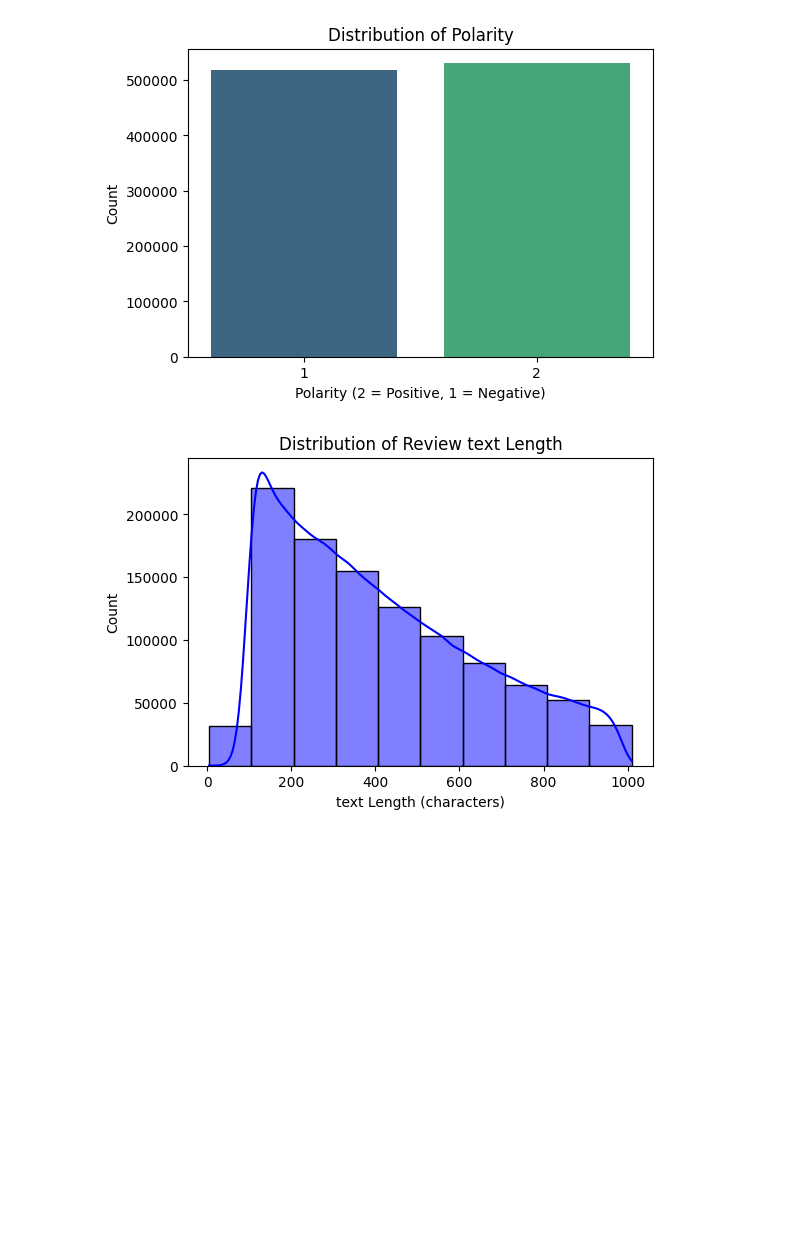
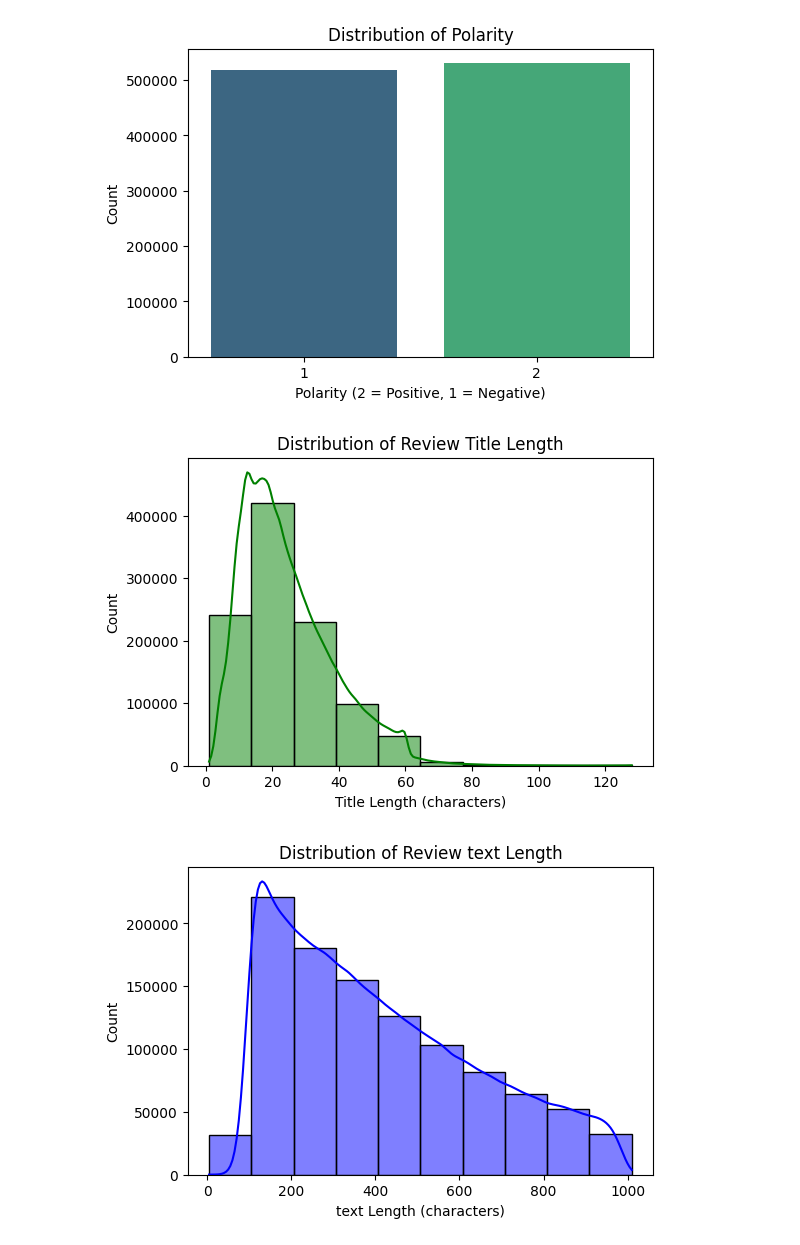
Before and after one commit to ielhoregr/DEPI-GP_Project, a Jupyter notebook: Week 2/EDA.ipynb, the cells around one changed output. Drawn from its saved outputs; the diff is of its cells as text; code cells hidden in the pictures; blank space fills up the shorter version.

```diff
--- a/Week 2/EDA.ipynb
+++ b/Week 2/EDA.ipynb
@@ -82,4 +82,15 @@ Passing `palette` without assigning `hue` is deprecated and will be removed in v
 
   sns.countplot(x='Polarity', data=df, palette='viridis')
 [figure]
+# %%
+# 2. Title Length Analysis
+df['title_length'] = df['title'].apply(len)
+plt.figure(figsize=(6, 4))
+sns.histplot(df['title_length'], bins=10, kde=True, color='green')
+plt.title("Distribution of Review Title Length")
+plt.xlabel("Title Length (characters)")
+plt.ylabel("Count")
+plt.show()
+# %% [output]
+[figure, added]
 # %%
```
Also changed, not shown: parts of 17 cells of this notebook.
